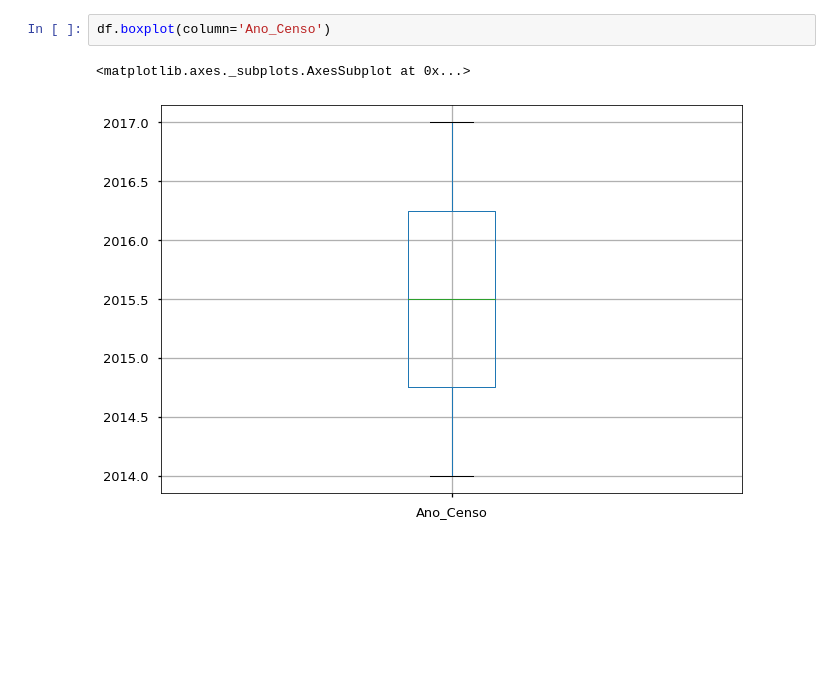
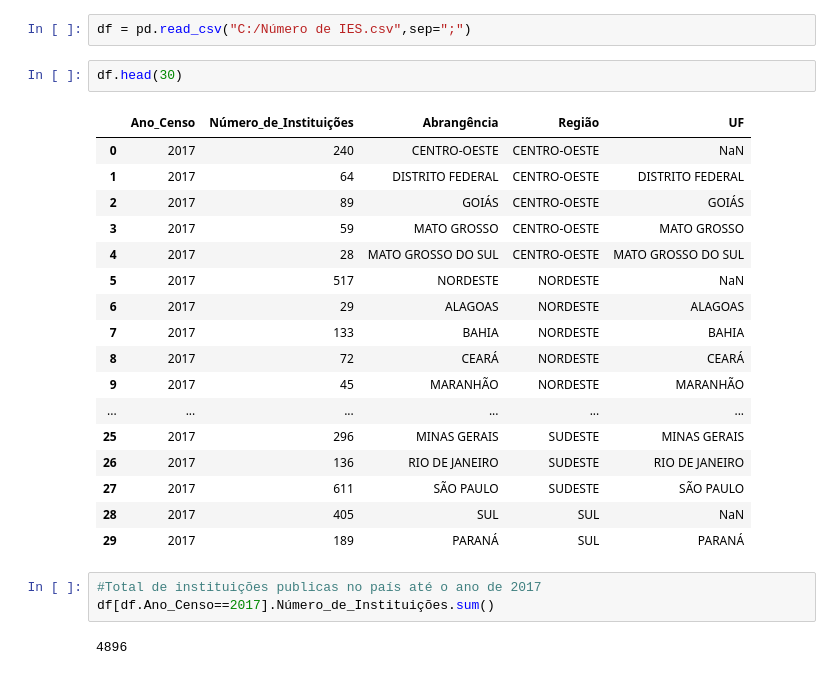
Before and after one commit to HammerSteinBrain/AnaliseDadosINEP, a Jupyter notebook: EP3_Análise_das_Instituições_Públicas_INEP.ipynb, the cells around one changed output. Saved outputs shown, nothing was run; the diff lists cells and outputs as text; blank space fills up the shorter version.

```diff
--- a/EP3_Análise_das_Instituições_Públicas_INEP.ipynb
+++ b/EP3_Análise_das_Instituições_Públicas_INEP.ipynb
@@ -108,5 +12,27 @@ ax1.legend(lines, labels, bbox_to_anchor = (1.51, 1))
-# %%
-df.boxplot(column='Ano_Censo')
-# %% [output]
-<matplotlib.axes._subplots.AxesSubplot at 0x...>
-[figure, removed]
+# %%
+df = pd.read_csv("C:/Número de IES.csv",sep=";")
+# %%
+df.head(30)
+# %% [output]
+|  | Ano_Censo | Número_de_Instituições | Abrangência | Região | UF |
+| 0 | 2017 | 240 | CENTRO-OESTE | CENTRO-OESTE | NaN |
+| 1 | 2017 | 64 | DISTRITO FEDERAL | CENTRO-OESTE | DISTRITO FEDERAL |
+| 2 | 2017 | 89 | GOIÁS | CENTRO-OESTE | GOIÁS |
+| 3 | 2017 | 59 | MATO GROSSO | CENTRO-OESTE | MATO GROSSO |
+| 4 | 2017 | 28 | MATO GROSSO DO SUL | CENTRO-OESTE | MATO GROSSO DO SUL |
+| 5 | 2017 | 517 | NORDESTE | NORDESTE | NaN |
+| 6 | 2017 | 29 | ALAGOAS | NORDESTE | ALAGOAS |
+| 7 | 2017 | 133 | BAHIA | NORDESTE | BAHIA |
+| 8 | 2017 | 72 | CEARÁ | NORDESTE | CEARÁ |
+| 9 | 2017 | 45 | MARANHÃO | NORDESTE | MARANHÃO |
+| ... | ... | ... | ... | ... | ... |
+| 25 | 2017 | 296 | MINAS GERAIS | SUDESTE | MINAS GERAIS |
+| 26 | 2017 | 136 | RIO DE JANEIRO | SUDESTE | RIO DE JANEIRO |
+| 27 | 2017 | 611 | SÃO PAULO | SUDESTE | SÃO PAULO |
+| 28 | 2017 | 405 | SUL | SUL | NaN |
+| 29 | 2017 | 189 | PARANÁ | SUL | PARANÁ |
+# %%
+#Total de instituições publicas no país até o ano de 2017
+df[df.Ano_Censo==2017].Número_de_Instituições.sum()
+# %% [output]
+4896
```
Also changed, not shown: parts of 15 cells of this notebook, 1 other file.
